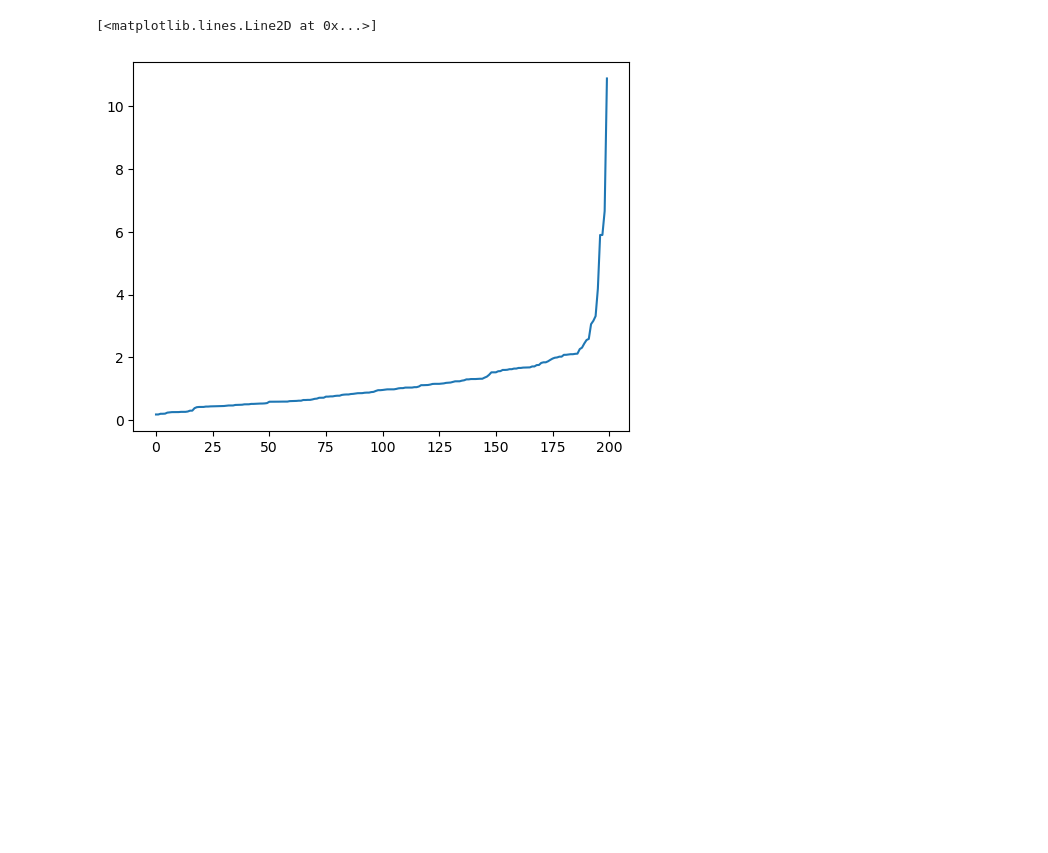
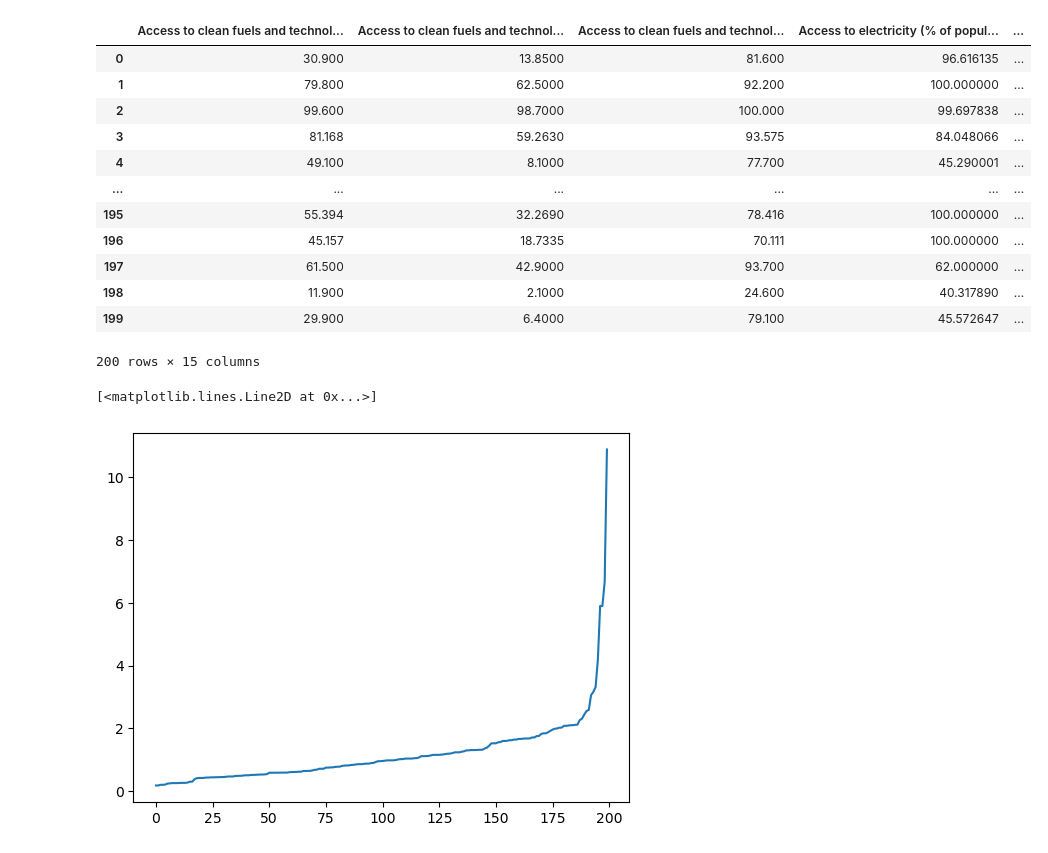
Before and after one commit to isabellacadisco/AMS, a Jupyter notebook: kaya identity analysis/Outlier detection DBSCAN.ipynb, the cells around one changed output. Cells and saved outputs as stored; diff of their text form; code cells hidden in the pictures; blank space fills up the shorter version.

```diff
--- a/kaya identity analysis/Outlier detection DBSCAN.ipynb
+++ b/kaya identity analysis/Outlier detection DBSCAN.ipynb
@@ -40,6 +39,22 @@ pollution = [
 ]
 # %%
 pollution_data = data[pollution]
+# %%
+pollution_data
+# %% [output]
+|  | Access to clean fuels and technol... | Access to clean fuels and technol... | Access to clean fuels and technol... | Access to electricity (% of popul... | ... |
+| 0 | 30.900 | 13.8500 | 81.600 | 96.616135 | ... |
+| 1 | 79.800 | 62.5000 | 92.200 | 100.000000 | ... |
+| 2 | 99.600 | 98.7000 | 100.000 | 99.697838 | ... |
+| 3 | 81.168 | 59.2630 | 93.575 | 84.048066 | ... |
+| 4 | 49.100 | 8.1000 | 77.700 | 45.290001 | ... |
+| ... | ... | ... | ... | ... | ... |
+| 195 | 55.394 | 32.2690 | 78.416 | 100.000000 | ... |
+| 196 | 45.157 | 18.7335 | 70.111 | 100.000000 | ... |
+| 197 | 61.500 | 42.9000 | 93.700 | 62.000000 | ... |
+| 198 | 11.900 | 2.1000 | 24.600 | 40.317890 | ... |
+| 199 | 29.900 | 6.4000 | 79.100 | 45.572647 | ... |
+200 rows × 15 columns
 # %%
 # standardization + KNN to find eps for DBSCAN
 
```
Also changed, not shown: parts of 21 cells of this notebook.
